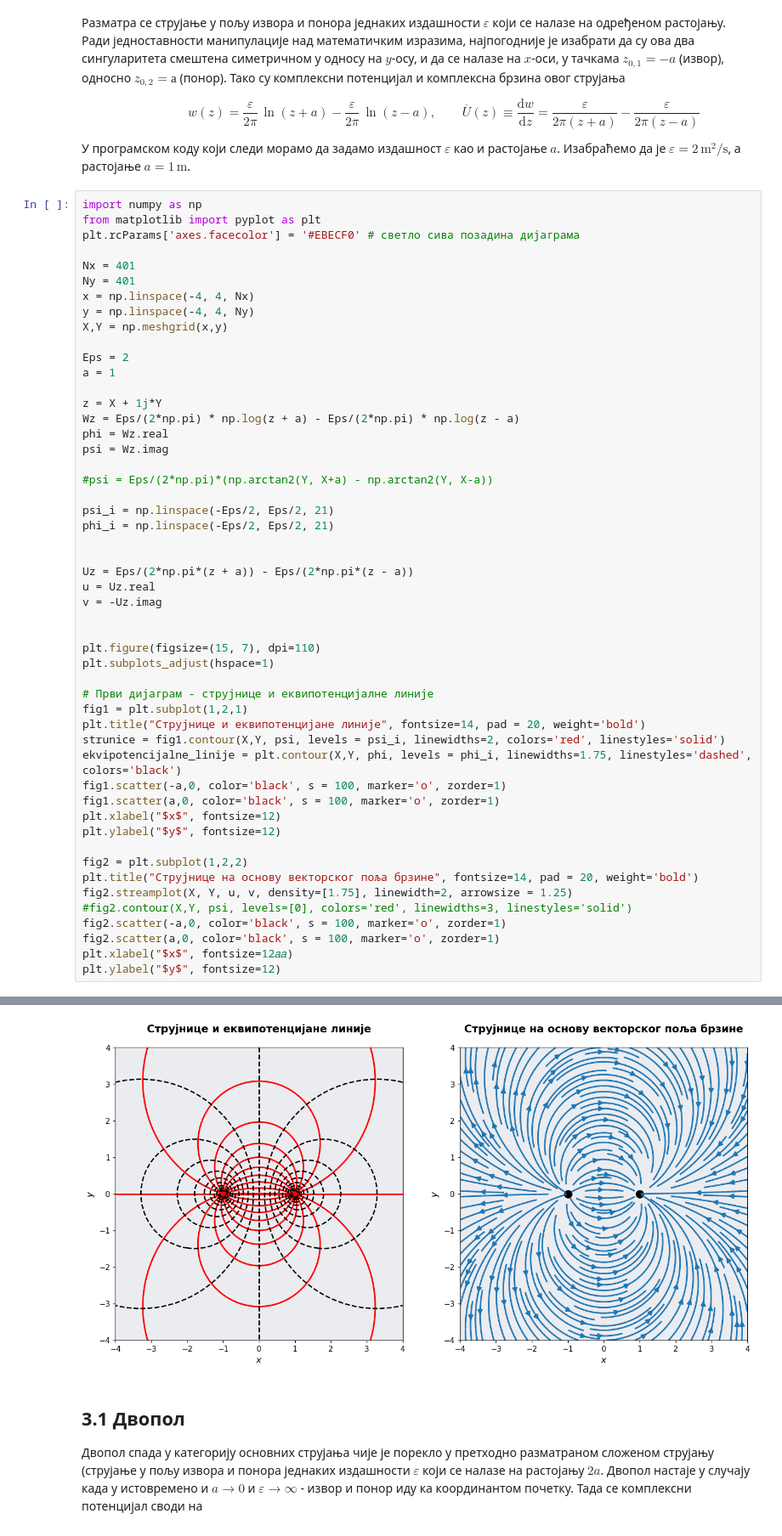
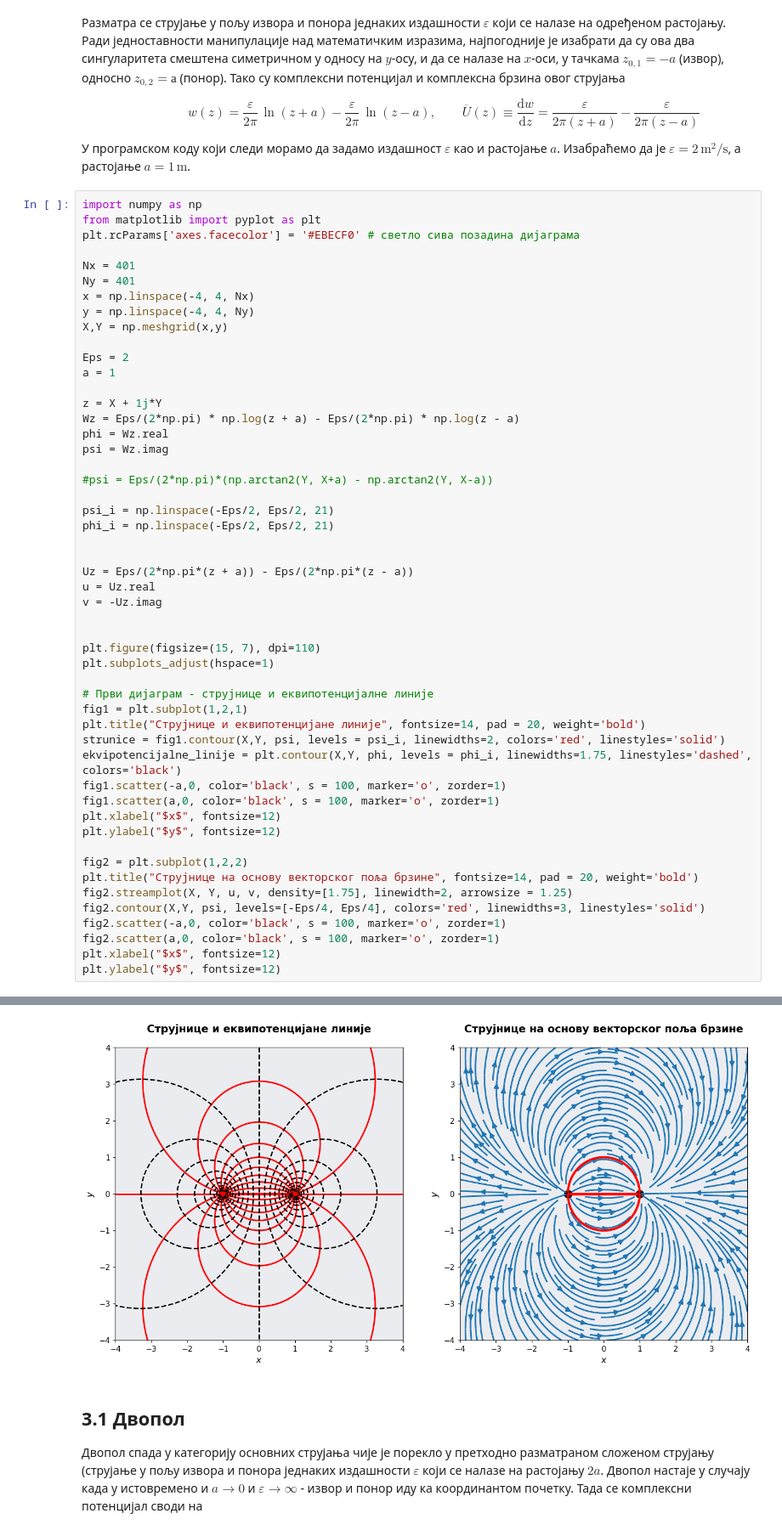
Before and after one commit to cocicar/RPSNF, a Jupyter notebook: 03-Izvor_ponor_dvopol.ipynb, the cells around one changed output, grey strips where cells are left out. Shown at 85% size. Drawn from its saved outputs; the diff is of its cells as text.

```diff
--- a/03-Izvor_ponor_dvopol.ipynb
+++ b/03-Izvor_ponor_dvopol.ipynb
@@ -30,36 +30,36 @@ psi = Wz.imag
 psi_i = np.linspace(-Eps/2, Eps/2, 21)
 phi_i = np.linspace(-Eps/2, Eps/2, 21)
 
 
 Uz = Eps/(2*np.pi*(z + a)) - Eps/(2*np.pi*(z - a))
 u = Uz.real
 v = -Uz.imag
 
 
 plt.figure(figsize=(15, 7), dpi=110)
 plt.subplots_adjust(hspace=1)
 
 # Први дијаграм - струјнице и еквипотенцијалне линије
 fig1 = plt.subplot(1,2,1)
 plt.title("Струјнице и еквипотенцијане линије", fontsize=14, pad = 20, weight='bold')
 strunice = fig1.contour(X,Y, psi, levels = psi_i, linewidths=2, colors='red', linestyles='solid')
 ekvipotencijalne_linije = plt.contour(X,Y, phi, levels = phi_i, linewidths=1.75, linestyles='dashed', colors='black')
 fig1.scatter(-a,0, color='black', s = 100, marker='o', zorder=1)
 fig1.scatter(a,0, color='black', s = 100, marker='o', zorder=1)
 plt.xlabel("$x$", fontsize=12)
 plt.ylabel("$y$", fontsize=12)
 
 fig2 = plt.subplot(1,2,2)
 plt.title("Струјнице на основу векторског поља брзине", fontsize=14, pad = 20, weight='bold')
 fig2.streamplot(X, Y, u, v, density=[1.75], linewidth=2, arrowsize = 1.25)
-#fig2.contour(X,Y, psi, levels=[0], colors='red', linewidths=3, linestyles='solid')
+fig2.contour(X,Y, psi, levels=[-Eps/4, Eps/4], colors='red', linewidths=3, linestyles='solid')
 fig2.scatter(-a,0, color='black', s = 100, marker='o', zorder=1)
 fig2.scatter(a,0, color='black', s = 100, marker='o', zorder=1)
-plt.xlabel("$x$", fontsize=12𝑎𝑎)
+plt.xlabel("$x$", fontsize=12)
 plt.ylabel("$y$", fontsize=12)
 # %% [output]
 Text(0, 0.5, '$y$')
-[figure, old version]
+[figure, new version]
 # %% [markdown]
 
 ## **3.1 Двопол**
```
